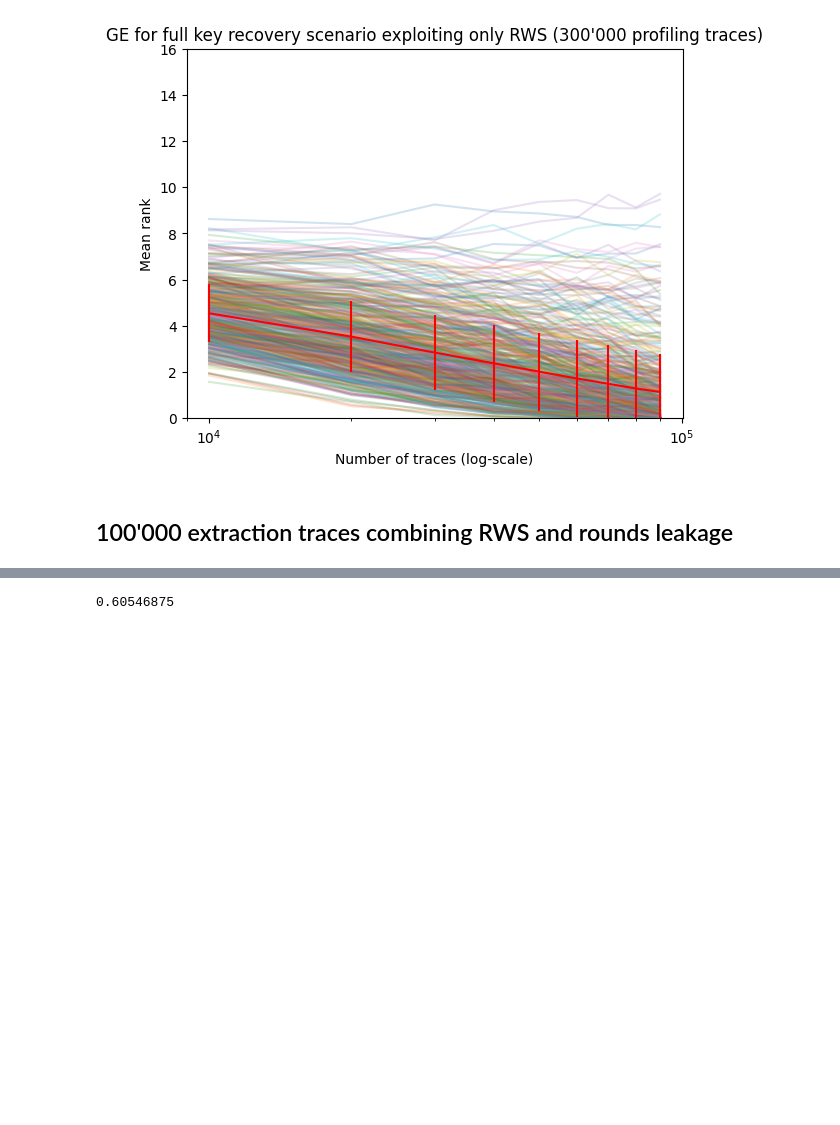
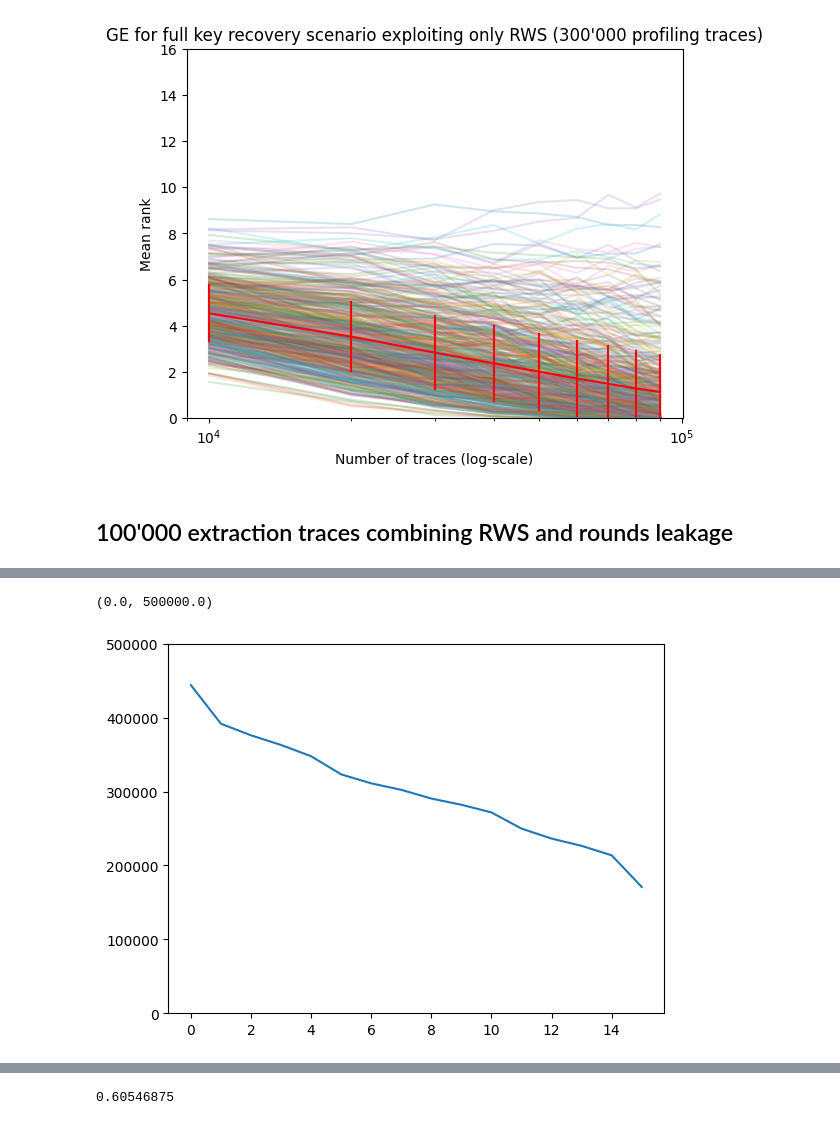
Before and after one commit to Pace222/Elisabeth-b4-SCA, a Jupyter notebook: protected_side_channel_attack/deep_learning_evaluation.ipynb, the cells around one changed output, grey strips where cells are left out. Saved outputs shown, nothing was run; the diff lists cells and outputs as text; code cells hidden in the pictures; blank space fills up the shorter version.

```diff
--- a/protected_side_channel_attack/deep_learning_evaluation.ipynb
+++ b/protected_side_channel_attack/deep_learning_evaluation.ipynb
@@ -579,0 +600,6 @@ with open("y_extraction_epoch_35.pic", "rb") as r:
+# %%
+plt.plot(*np.unique(guessing_entropy(rws_masks_probas, rws_masks_true), return_counts=True))
+plt.ylim([0, 0.5e6])
+# %% [output]
+(0.0, 500000.0)
+[figure, added]
```
Also changed, not shown: parts of 61 cells of this notebook, 35 other files.
